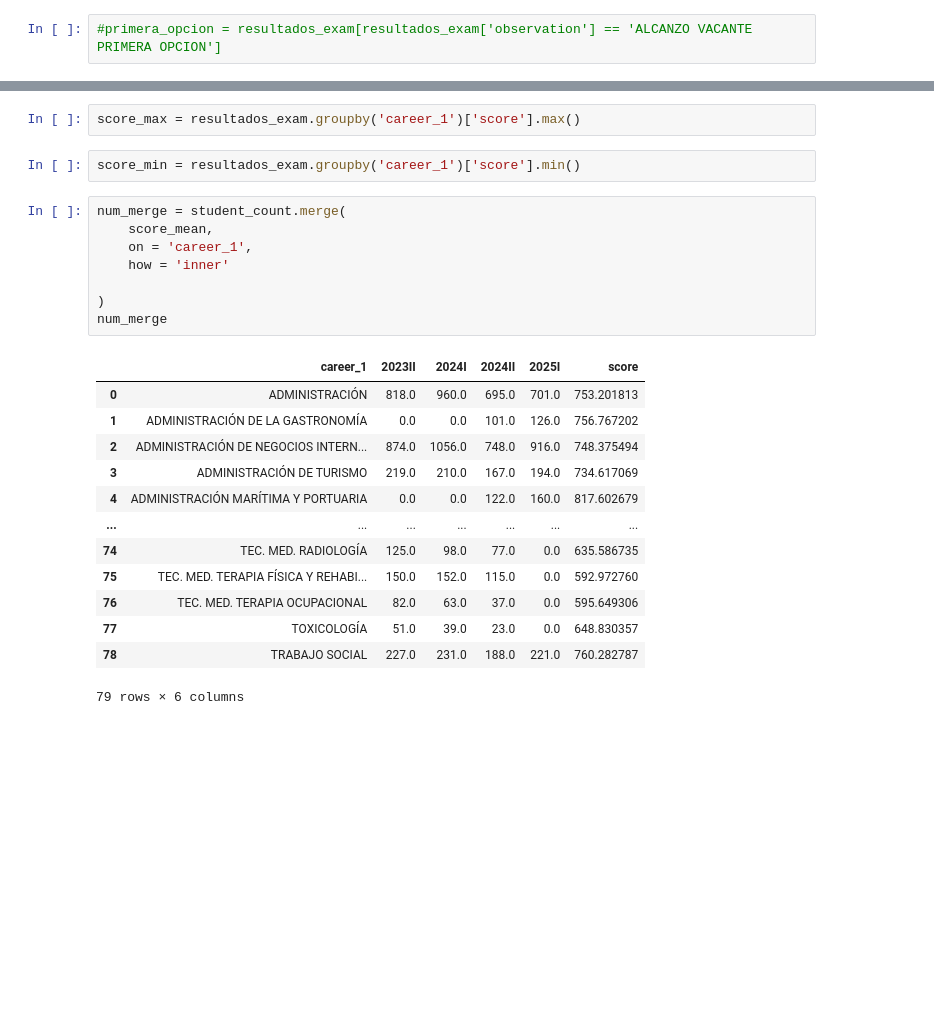
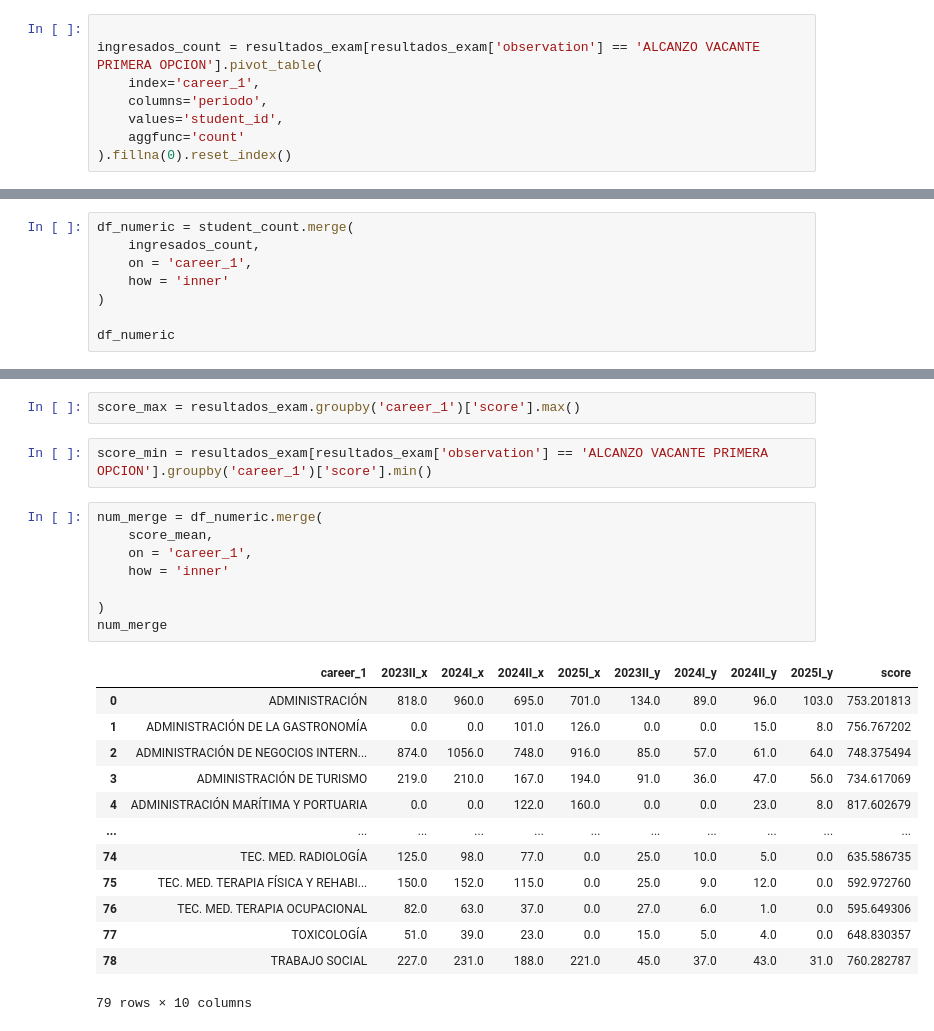
Before and after one commit to Dussand/exam_sm, a Jupyter notebook: data_scrap/analisis_postulantes.ipynb, the cells around one changed output, grey strips where cells are left out. Drawn from its saved outputs; the diff is of its cells as text; blank space fills up the shorter version.

```diff
--- a/data_scrap/analisis_postulantes.ipynb
+++ b/data_scrap/analisis_postulantes.ipynb
@@ -952,7 +955,13 @@ students_career
 | TRABAJO SOCIAL | 227.0 | 231.0 | 188.0 | 221.0 |
 79 rows × 4 columns
 # %%
-#primera_opcion = resultados_exam[resultados_exam['observation'] == 'ALCANZO VACANTE PRIMERA OPCION']
+
+ingresados_count = resultados_exam[resultados_exam['observation'] == 'ALCANZO VACANTE PRIMERA OPCION'].pivot_table(
+    index='career_1',
+    columns='periodo',
+    values='student_id',
+    aggfunc='count'
+).fillna(0).reset_index()
 # %%
 relation = resultados_exam.groupby('career_1').agg({'student_id':'count', 'score':'max'}).reset_index()
 relation
@@ -993,3 +1002,11 @@ student_count
 | 77 | TOXICOLOGÍA | 51.0 | 39.0 | 23.0 | 0.0 |
 | 78 | TRABAJO SOCIAL | 227.0 | 231.0 | 188.0 | 221.0 |
 79 rows × 5 columns
+# %%
+df_numeric = student_count.merge(
+    ingresados_count,
+    on = 'career_1',
+    how = 'inner'
+)
+
+df_numeric
@@ -998,29 +1029,29 @@ score_mean = resultados_exam.groupby('career_1')['score'].mean()
 # %%
 score_max = resultados_exam.groupby('career_1')['score'].max()
 # %%
-score_min = resultados_exam.groupby('career_1')['score'].min()
+score_min = resultados_exam[resultados_exam['observation'] == 'ALCANZO VACANTE PRIMERA OPCION'].groupby('career_1')['score'].min()
 # %%
-num_merge = student_count.merge(
+num_merge = df_numeric.merge(
     score_mean,
     on = 'career_1',
     how = 'inner'
 
 )
 num_merge
 # %% [output]
-|  | career_1 | 2023II | 2024I | 2024II | 2025I | score |
-| 0 | ADMINISTRACIÓN | 818.0 | 960.0 | 695.0 | 701.0 | 753.201813 |
-| 1 | ADMINISTRACIÓN DE LA GASTRONOMÍA | 0.0 | 0.0 | 101.0 | 126.0 | 756.767202 |
-| 2 | ADMINISTRACIÓN DE NEGOCIOS INTERN... | 874.0 | 1056.0 | 748.0 | 916.0 | 748.375494 |
-| 3 | ADMINISTRACIÓN DE TURISMO | 219.0 | 210.0 | 167.0 | 194.0 | 734.617069 |
-| 4 | ADMINISTRACIÓN MARÍTIMA Y PORTUARIA | 0.0 | 0.0 | 122.0 | 160.0 | 817.602679 |
-| ... | ... | ... | ... | ... | ... | ... |
-| 74 | TEC. MED. RADIOLOGÍA | 125.0 | 98.0 | 77.0 | 0.0 | 635.586735 |
-| 75 | TEC. MED. TERAPIA FÍSICA Y REHABI... | 150.0 | 152.0 | 115.0 | 0.0 | 592.972760 |
-| 76 | TEC. MED. TERAPIA OCUPACIONAL | 82.0 | 63.0 | 37.0 | 0.0 | 595.649306 |
-| 77 | TOXICOLOGÍA | 51.0 | 39.0 | 23.0 | 0.0 | 648.830357 |
-| 78 | TRABAJO SOCIAL | 227.0 | 231.0 | 188.0 | 221.0 | 760.282787 |
+|  | career_1 | 2023II_x | 2024I_x | 2024II_x | 2025I_x | 2023II_y | 2024I_y | 2024II_y | 2025I_y | score |
+| 0 | ADMINISTRACIÓN | 818.0 | 960.0 | 695.0 | 701.0 | 134.0 | 89.0 | 96.0 | 103.0 | 753.201813 |
+| 1 | ADMINISTRACIÓN DE LA GASTRONOMÍA | 0.0 | 0.0 | 101.0 | 126.0 | 0.0 | 0.0 | 15.0 | 8.0 | 756.767202 |
+| 2 | ADMINISTRACIÓN DE NEGOCIOS INTERN... | 874.0 | 1056.0 | 748.0 | 916.0 | 85.0 | 57.0 | 61.0 | 64.0 | 748.375494 |
+| 3 | ADMINISTRACIÓN DE TURISMO | 219.0 | 210.0 | 167.0 | 194.0 | 91.0 | 36.0 | 47.0 | 56.0 | 734.617069 |
+| 4 | ADMINISTRACIÓN MARÍTIMA Y PORTUARIA | 0.0 | 0.0 | 122.0 | 160.0 | 0.0 | 0.0 | 23.0 | 8.0 | 817.602679 |
+| ... | ... | ... | ... | ... | ... | ... | ... | ... | ... | ... |
+| 74 | TEC. MED. RADIOLOGÍA | 125.0 | 98.0 | 77.0 | 0.0 | 25.0 | 10.0 | 5.0 | 0.0 | 635.586735 |
+| 75 | TEC. MED. TERAPIA FÍSICA Y REHABI... | 150.0 | 152.0 | 115.0 | 0.0 | 25.0 | 9.0 | 12.0 | 0.0 | 592.972760 |
+| 76 | TEC. MED. TERAPIA OCUPACIONAL | 82.0 | 63.0 | 37.0 | 0.0 | 27.0 | 6.0 | 1.0 | 0.0 | 595.649306 |
+| 77 | TOXICOLOGÍA | 51.0 | 39.0 | 23.0 | 0.0 | 15.0 | 5.0 | 4.0 | 0.0 | 648.830357 |
+| 78 | TRABAJO SOCIAL | 227.0 | 231.0 | 188.0 | 221.0 | 45.0 | 37.0 | 43.0 | 31.0 | 760.282787 |
-79 rows × 6 columns
+79 rows × 10 columns
 # %%
 num_ = num_merge.merge(
     score_max,
```
Also changed, not shown: parts of 32 cells of this notebook, 2 other files.
